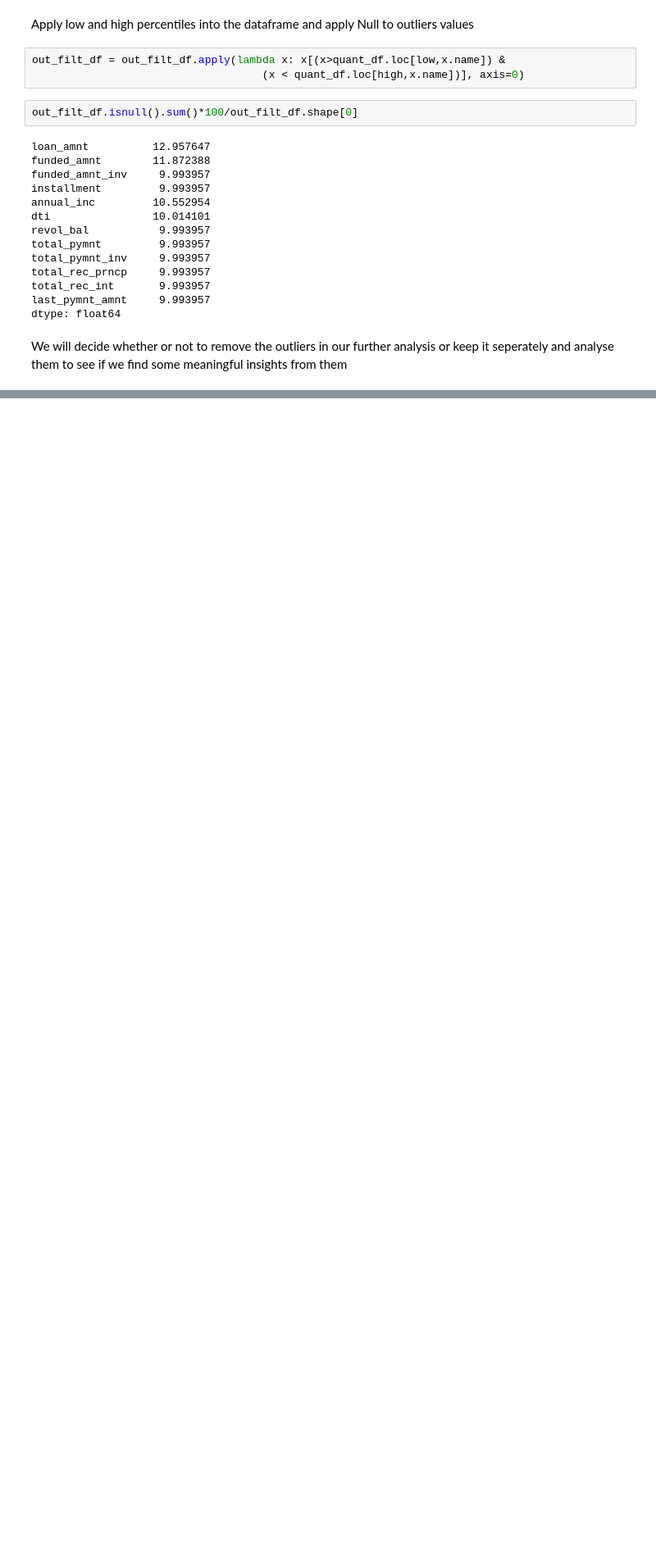
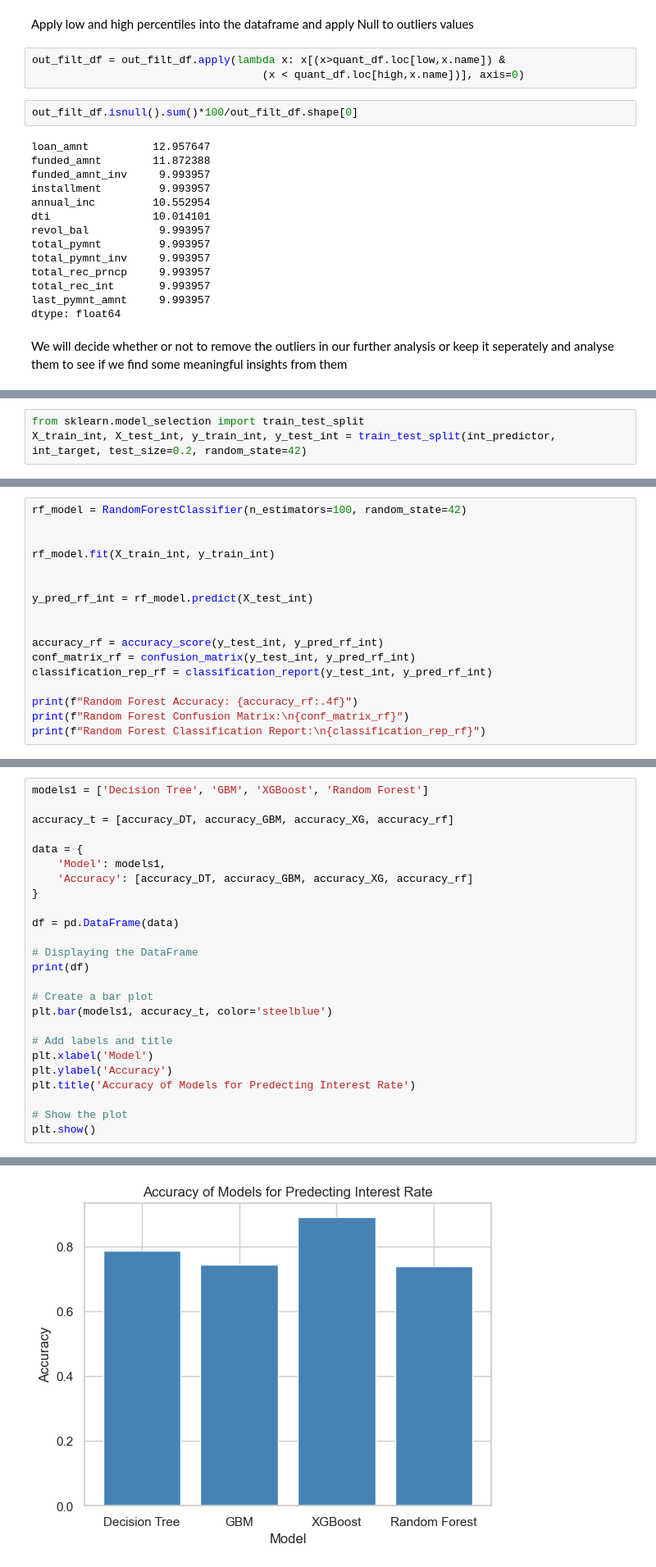
Before and after one commit to likith2201/BankLoanCaseStudy_Project, a Jupyter notebook: BankingLoanCaseStudy.ipynb, the cells around one changed output, grey strips where cells are left out. Shown at 82% size. Saved outputs shown, nothing was run; the diff lists cells and outputs as text; blank space fills up the shorter version.

```diff
--- a/BankingLoanCaseStudy.ipynb
+++ b/BankingLoanCaseStudy.ipynb
@@ -1165,0 +1321,3 @@ We will decide whether or not to remove the outliers in our further analysis or
+# %%
+from sklearn.model_selection import train_test_split
+X_train_int, X_test_int, y_train_int, y_test_int = train_test_split(int_predictor, int_target, test_size=0.2, random_state=42)
@@ -1165,0 +1606,17 @@ We will decide whether or not to remove the outliers in our further analysis or
+# %%
+rf_model = RandomForestClassifier(n_estimators=100, random_state=42)
+
+
+rf_model.fit(X_train_int, y_train_int)
+
+
+y_pred_rf_int = rf_model.predict(X_test_int)
+
+
+accuracy_rf = accuracy_score(y_test_int, y_pred_rf_int)
+conf_matrix_rf = confusion_matrix(y_test_int, y_pred_rf_int)
+classification_rep_rf = classification_report(y_test_int, y_pred_rf_int)
+
+print(f"Random Forest Accuracy: {accuracy_rf:.4f}")
+print(f"Random Forest Confusion Matrix:\n{conf_matrix_rf}")
+print(f"Random Forest Classification Report:\n{classification_rep_rf}")
@@ -1165,0 +1711,26 @@ We will decide whether or not to remove the outliers in our further analysis or
+# %%
+models1 = ['Decision Tree', 'GBM', 'XGBoost', 'Random Forest']
+
+accuracy_t = [accuracy_DT, accuracy_GBM, accuracy_XG, accuracy_rf]
+
+data = {
+    'Model': models1,
+    'Accuracy': [accuracy_DT, accuracy_GBM, accuracy_XG, accuracy_rf]
+}
+
+df = pd.DataFrame(data)
+
+# Displaying the DataFrame
+print(df)
+
+# Create a bar plot
+plt.bar(models1, accuracy_t, color='steelblue')
+
+# Add labels and title
+plt.xlabel('Model')
+plt.ylabel('Accuracy')
+plt.title('Accuracy of Models for Predecting Interest Rate')
+
+# Show the plot
+plt.show()
+# %% [output]
@@ -1165,0 +1742 @@ We will decide whether or not to remove the outliers in our further analysis or
+[figure, added]
```
Also changed, not shown: parts of 72 cells of this notebook.
